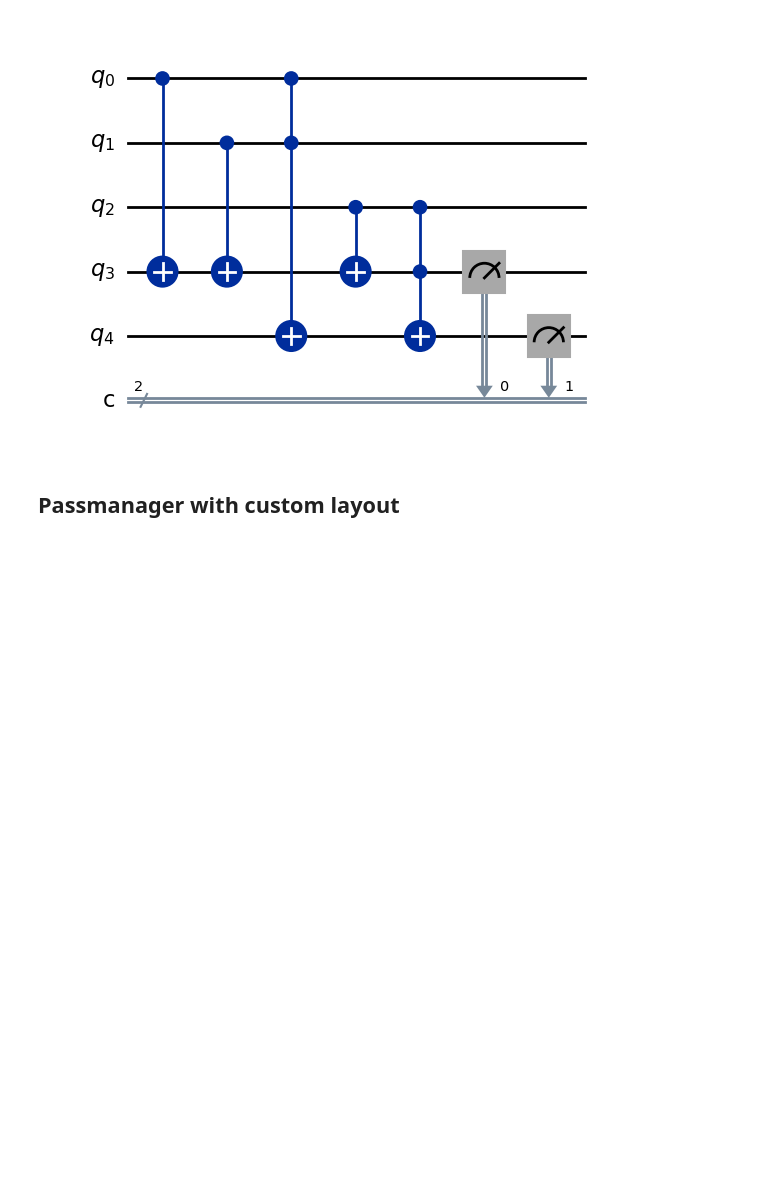
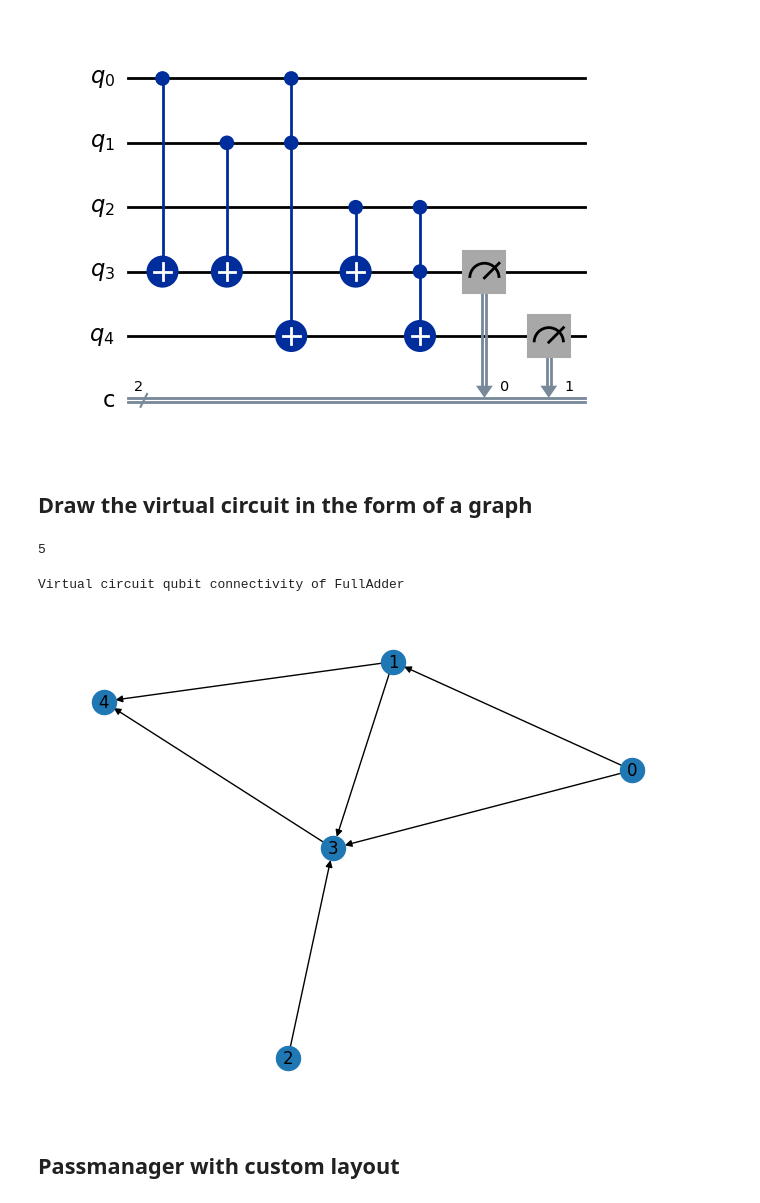
Before and after one commit to pranjaldhole/QiskitHackathon25_SuperQops, a Jupyter notebook: layout_optimization_with_MST_approximation_schema.ipynb, the cells around one changed output. Cells and saved outputs as stored; diff of their text form; code cells hidden in the pictures; blank space fills up the shorter version.

Commit message:
graph visualization of circuits

```diff
--- a/layout_optimization_with_MST_approximation_schema.ipynb
+++ b/layout_optimization_with_MST_approximation_schema.ipynb
@@ -31,3 +31,5 @@ FullAdder=qc
 FullAdder.draw('mpl')
 # %% [output]
 [figure]
+# %% [markdown]
+## Draw the virtual circuit in the form of a graph
@@ -34,3 +40,22 @@ FullAdder.draw('mpl')
+# %%
+graph = rx.PyDiGraph()
+
+graph.add_nodes_from(np.arange(0, FullAdder.num_qubits, 1))
+
+graph.add_edge(0, 3, 5)
+graph.add_edge(1, 3, 5)
+graph.add_edge(0, 1, 5)
+graph.add_edge(1, 4, 5)
+graph.add_edge(2, 3, 5)
+graph.add_edge(3, 4, 5)
+# %% [output]
+5
+# %%
+print("Virtual circuit qubit connectivity of FullAdder")
+mpl_draw(graph, with_labels=True,)
+# %% [output]
+Virtual circuit qubit connectivity of FullAdder
+[figure, added]
 # %% [markdown]
 ## Passmanager with custom layout
 # %%
```
Also changed, not shown: parts of 14 cells of this notebook.
